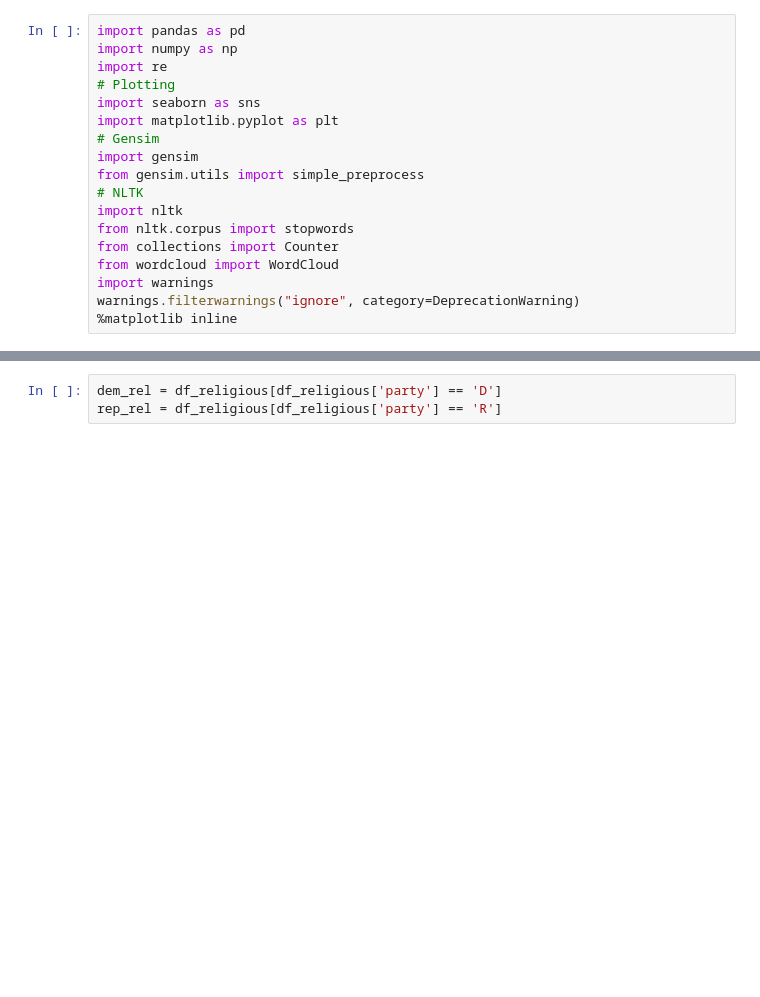
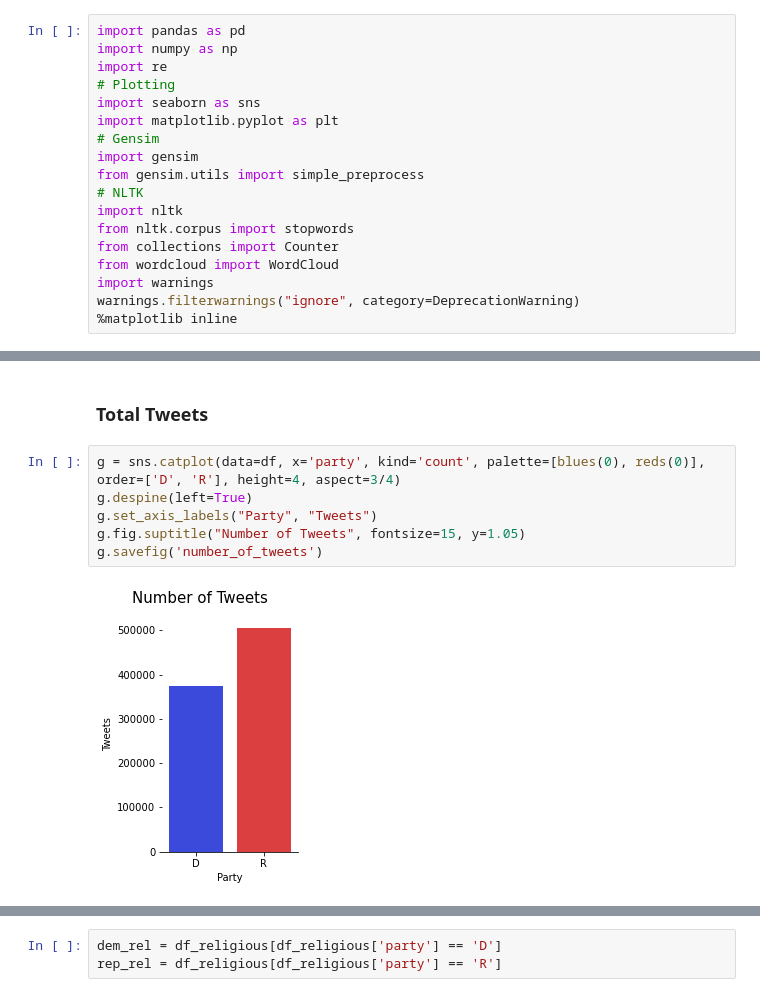
Before and after one commit to ShaanGondalia/PartyChecker, a Jupyter notebook: preston_notebook.ipynb, the cells around one changed output, grey strips where cells are left out. Saved outputs shown, nothing was run; the diff lists cells and outputs as text; blank space fills up the shorter version.

```diff
--- a/preston_notebook.ipynb
+++ b/preston_notebook.ipynb
@@ -316,0 +222,10 @@ plt.savefig('percentage_religious_tweets_full')
+# %% [markdown]
+### Total Tweets
+# %%
+g = sns.catplot(data=df, x='party', kind='count', palette=[blues(0), reds(0)], order=['D', 'R'], height=4, aspect=3/4)
+g.despine(left=True)
+g.set_axis_labels("Party", "Tweets")
+g.fig.suptitle("Number of Tweets", fontsize=15, y=1.05)
+g.savefig('number_of_tweets')
+# %% [output]
+[figure, added]
```
Also changed, not shown: parts of 73 cells of this notebook.
